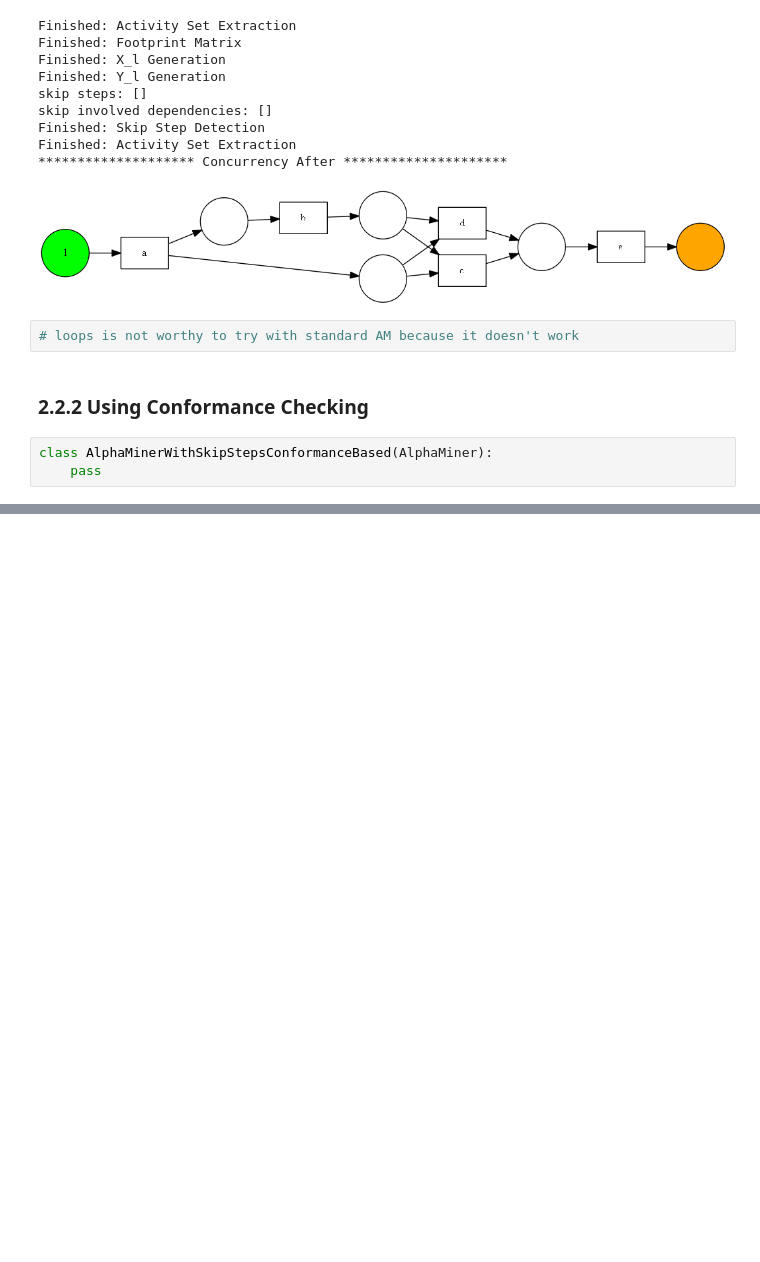
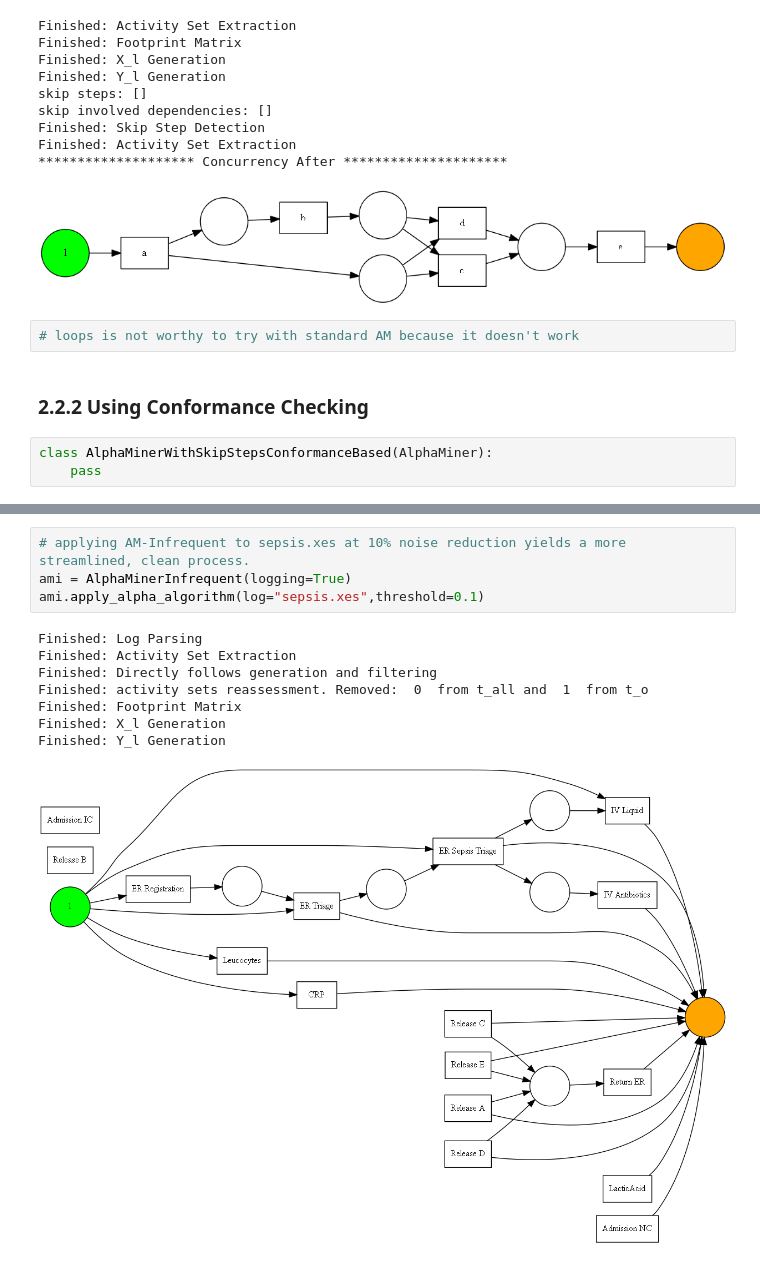
Before and after one commit to Janek7/alpha-miner-extension, a Jupyter notebook: AlphaMiner.ipynb, the cells around one changed output, grey strips where cells are left out. Saved outputs shown, nothing was run; the diff lists cells and outputs as text; blank space fills up the shorter version.

```diff
--- a/AlphaMiner.ipynb
+++ b/AlphaMiner.ipynb
@@ -575,0 +722,13 @@ class AlphaMinerWithSkipStepsConformanceBased(AlphaMiner):
+# %%
+# applying AM-Infrequent to sepsis.xes at 10% noise reduction yields a more streamlined, clean process.
+ami = AlphaMinerInfrequent(logging=True)
+ami.apply_alpha_algorithm(log="sepsis.xes",threshold=0.1)
+# %% [output]
+Finished: Log Parsing
+Finished: Activity Set Extraction
+Finished: Directly follows generation and filtering
+Finished: activity sets reassessment. Removed:  0  from t_all and  1  from t_o
+Finished: Footprint Matrix
+Finished: X_l Generation
+Finished: Y_l Generation
+[figure, added]
```
Also changed, not shown: parts of 5 cells of this notebook.
